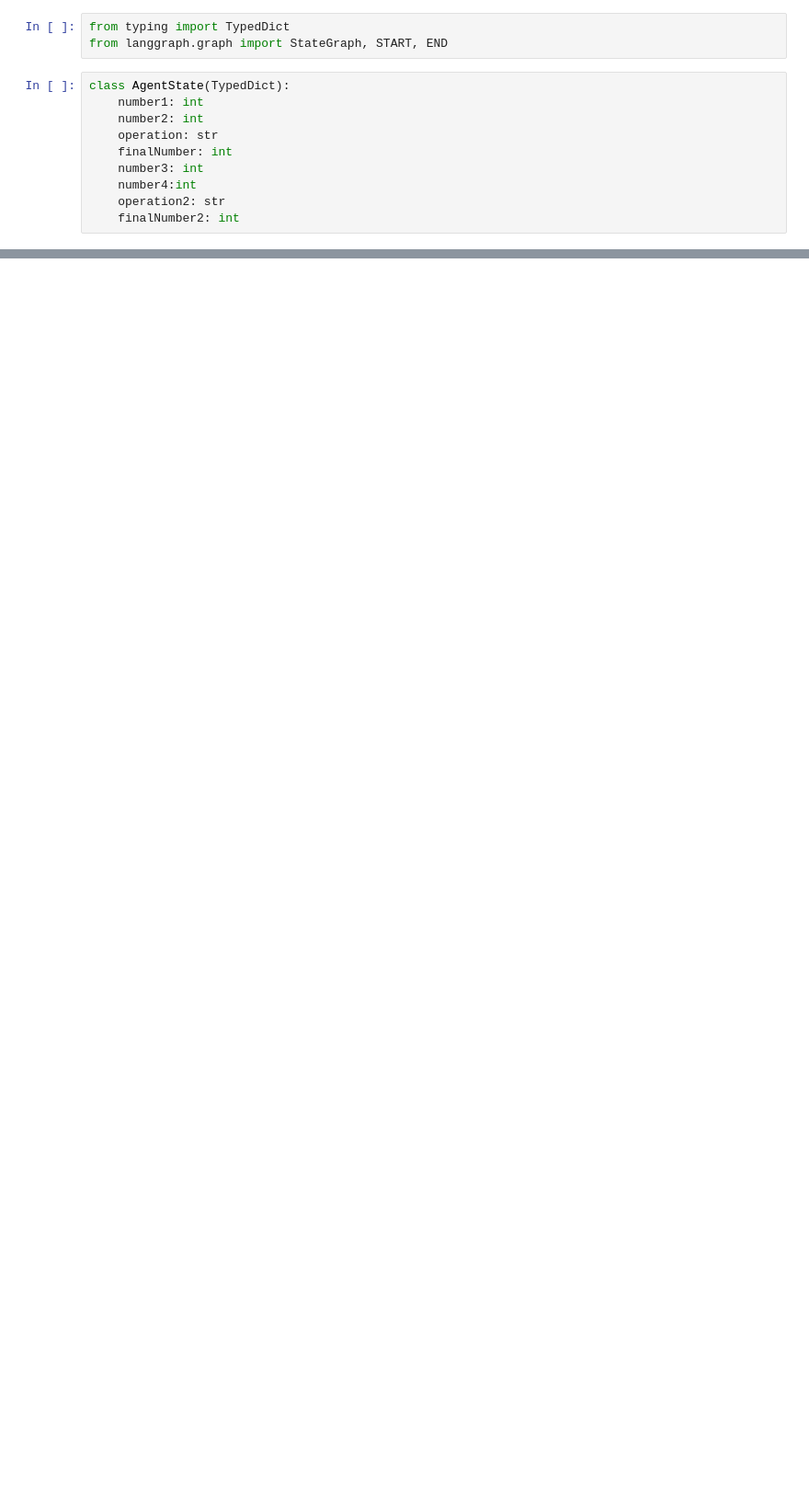
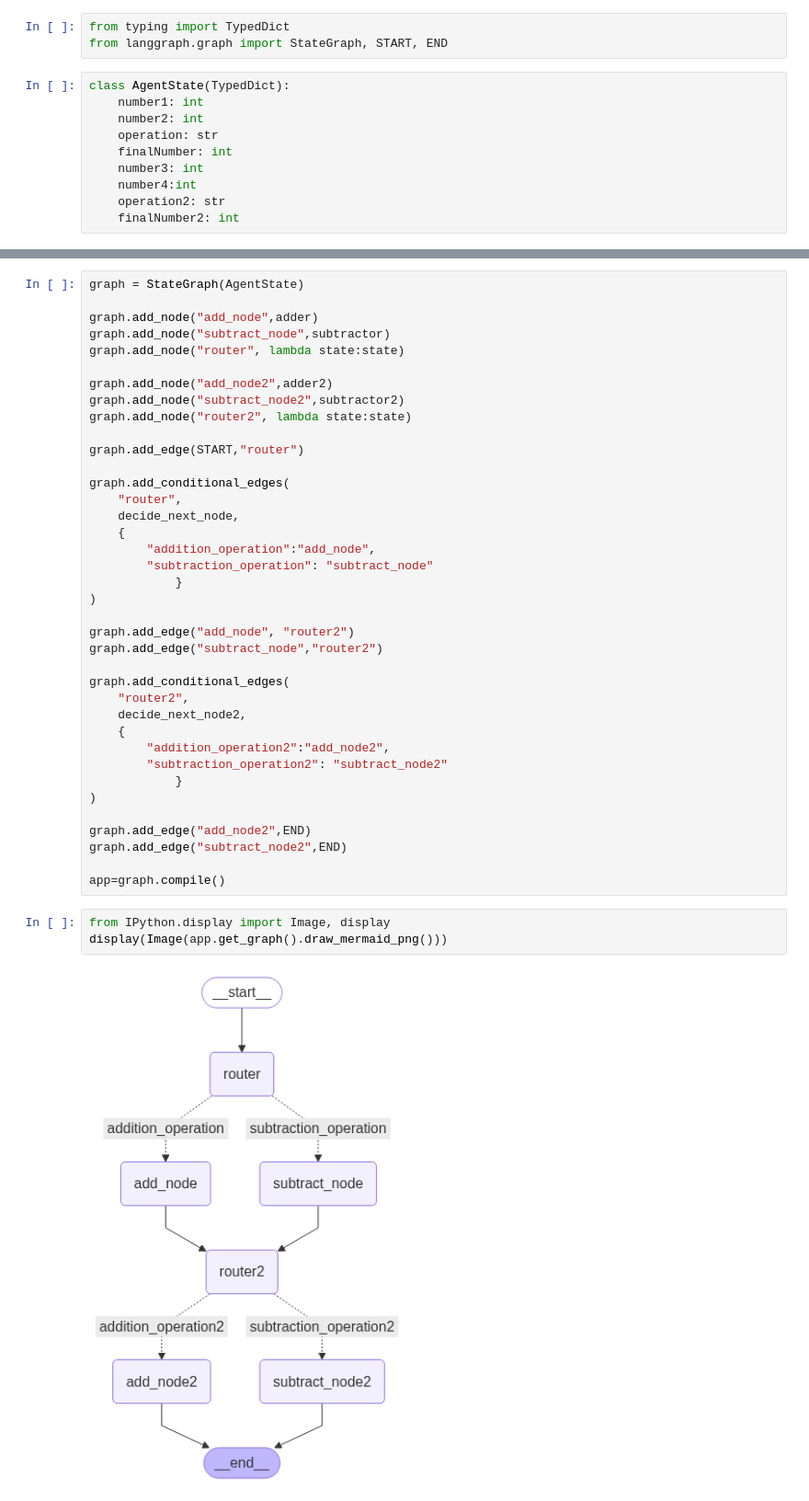
Before and after one commit to hakanemirarslan/python_LangGraph, a Jupyter notebook: Exercises/Exercise4.ipynb, the cells around one changed output, grey strips where cells are left out. Shown: that part at 92% size. Saved outputs shown, nothing was run; the diff lists cells and outputs as text; blank space fills up the shorter version.

```diff
--- a/Exercises/Exercise4.ipynb
+++ b/Exercises/Exercise4.ipynb
@@ -20,0 +61,43 @@ def adder(state: AgentState)->AgentState:
+# %%
+graph = StateGraph(AgentState)
+
+graph.add_node("add_node",adder)
+graph.add_node("subtract_node",subtractor)
+graph.add_node("router", lambda state:state)
+
+graph.add_node("add_node2",adder2)
+graph.add_node("subtract_node2",subtractor2)
+graph.add_node("router2", lambda state:state)
+
+graph.add_edge(START,"router")
+
+graph.add_conditional_edges(
+    "router",
+    decide_next_node,
+    {
+        "addition_operation":"add_node",
+        "subtraction_operation": "subtract_node"
+            }
+)
+
+graph.add_edge("add_node", "router2")
+graph.add_edge("subtract_node","router2")
+
+graph.add_conditional_edges(
+    "router2",
+    decide_next_node2,
+    {
+        "addition_operation2":"add_node2",
+        "subtraction_operation2": "subtract_node2"
+            }
+)
+
+graph.add_edge("add_node2",END)
+graph.add_edge("subtract_node2",END)
+
+app=graph.compile()
+# %%
+from IPython.display import Image, display
+display(Image(app.get_graph().draw_mermaid_png()))
+# %% [output]
+[figure, added]
```
Also changed, not shown: parts of 3 cells of this notebook, 1 other file.
